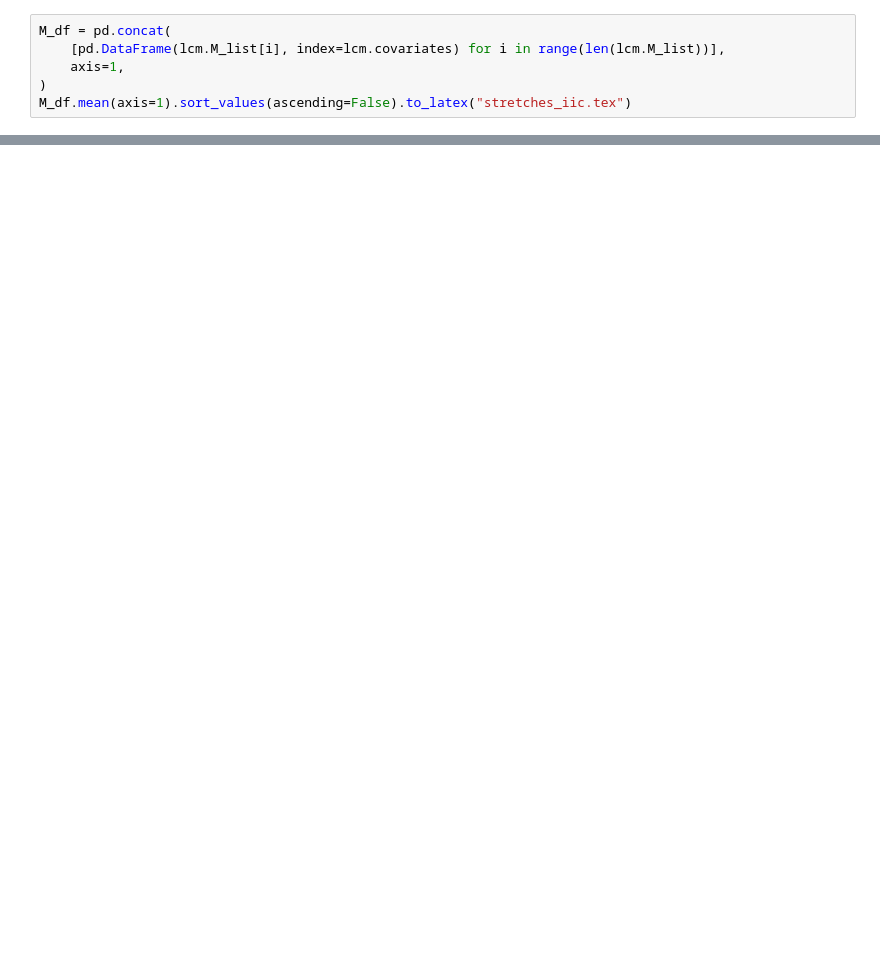
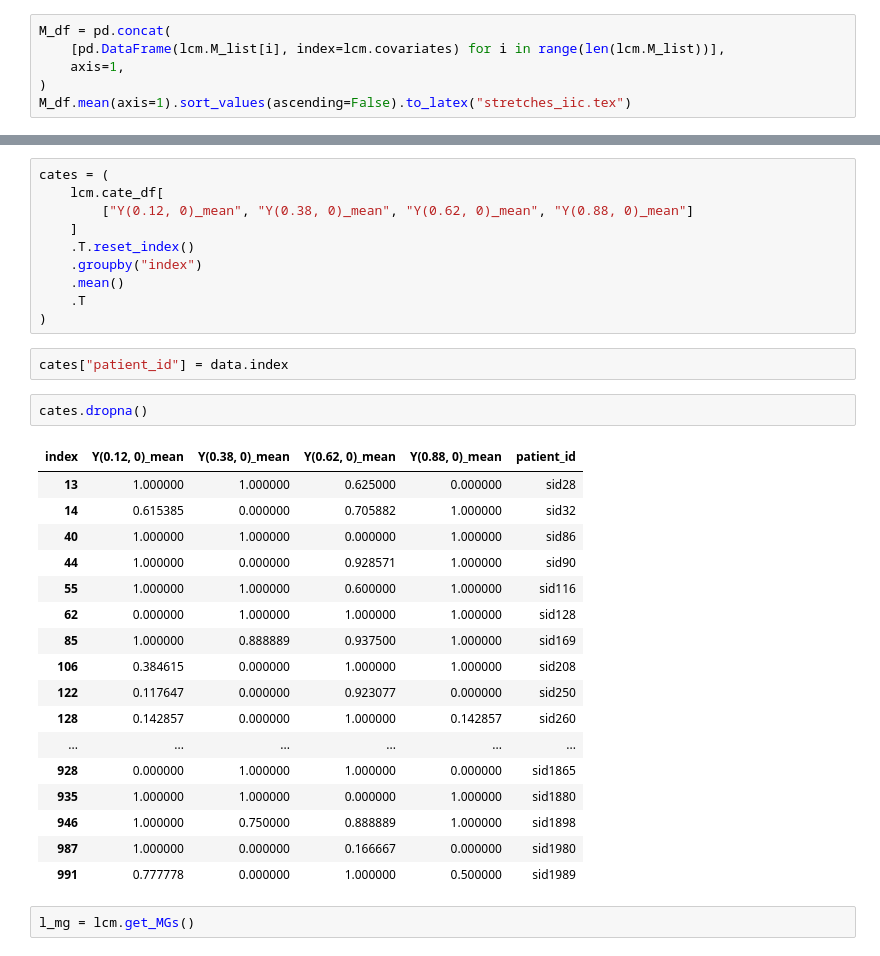
Before and after one commit to kattasa/variable_imp_matching, a Jupyter notebook: iic_analysis.ipynb, the cells around one changed output, grey strips where cells are left out. Cells and saved outputs as stored; diff of their text form; blank space fills up the shorter version.

```diff
--- a/iic_analysis.ipynb
+++ b/iic_analysis.ipynb
@@ -63,0 +83,34 @@ sns.pointplot(
+# %%
+cates = (
+    lcm.cate_df[
+        ["Y(0.12, 0)_mean", "Y(0.38, 0)_mean", "Y(0.62, 0)_mean", "Y(0.88, 0)_mean"]
+    ]
+    .T.reset_index()
+    .groupby("index")
+    .mean()
+    .T
+)
+# %%
+cates["patient_id"] = data.index
+# %%
+cates.dropna()
+# %% [output]
+| index | Y(0.12, 0)_mean | Y(0.38, 0)_mean | Y(0.62, 0)_mean | Y(0.88, 0)_mean | patient_id |
+| 13 | 1.000000 | 1.000000 | 0.625000 | 0.000000 | sid28 |
+| 14 | 0.615385 | 0.000000 | 0.705882 | 1.000000 | sid32 |
+| 40 | 1.000000 | 1.000000 | 0.000000 | 1.000000 | sid86 |
+| 44 | 1.000000 | 0.000000 | 0.928571 | 1.000000 | sid90 |
+| 55 | 1.000000 | 1.000000 | 0.600000 | 1.000000 | sid116 |
+| 62 | 0.000000 | 1.000000 | 1.000000 | 1.000000 | sid128 |
+| 85 | 1.000000 | 0.888889 | 0.937500 | 1.000000 | sid169 |
+| 106 | 0.384615 | 0.000000 | 1.000000 | 1.000000 | sid208 |
+| 122 | 0.117647 | 0.000000 | 0.923077 | 0.000000 | sid250 |
+| 128 | 0.142857 | 0.000000 | 1.000000 | 0.142857 | sid260 |
+| ... | ... | ... | ... | ... | ... |
+| 928 | 0.000000 | 1.000000 | 1.000000 | 0.000000 | sid1865 |
+| 935 | 1.000000 | 1.000000 | 0.000000 | 1.000000 | sid1880 |
+| 946 | 1.000000 | 0.750000 | 0.888889 | 1.000000 | sid1898 |
+| 987 | 1.000000 | 0.000000 | 0.166667 | 0.000000 | sid1980 |
+| 991 | 0.777778 | 0.000000 | 1.000000 | 0.500000 | sid1989 |
+# %%
+l_mg = lcm.get_MGs()
```
Also changed, not shown: parts of 12 cells of this notebook, 4 other files.
